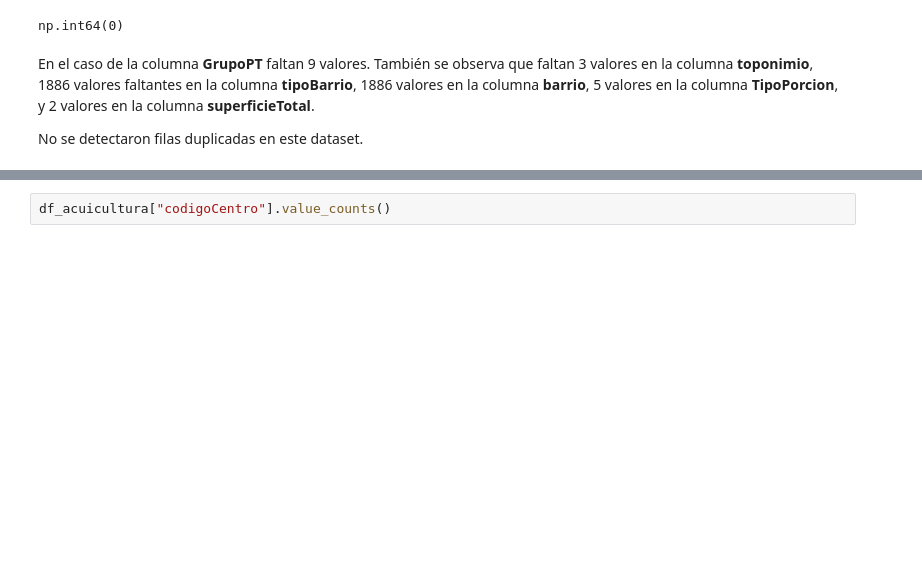
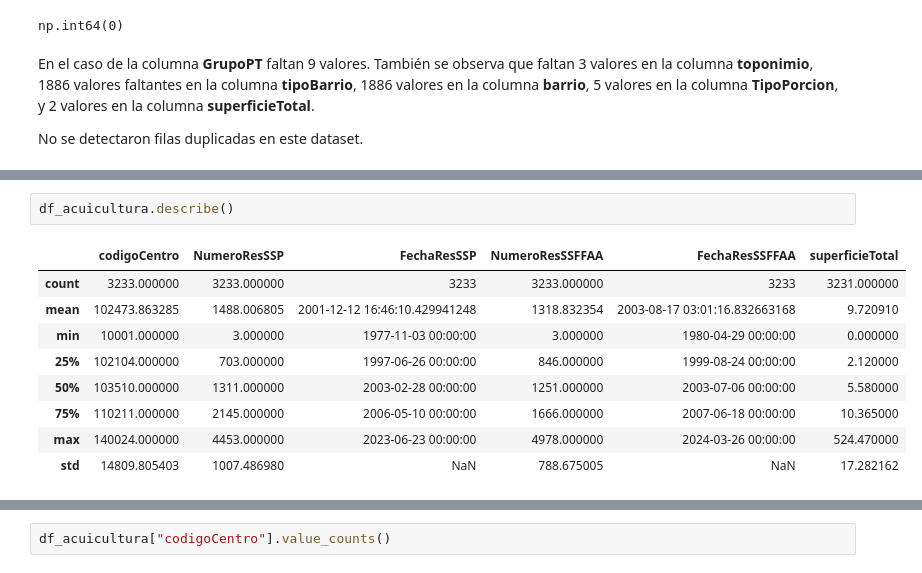
Before and after one commit to principioincertidumbre/proyecto-final, a Jupyter notebook: Notebooks_acuicultura/1_Analisis_Exploratorio.ipynb, the cells around one changed output, grey strips where cells are left out. Cells and saved outputs as stored; diff of their text form; blank space fills up the shorter version.

```diff
--- a/Notebooks_acuicultura/1_Analisis_Exploratorio.ipynb
+++ b/Notebooks_acuicultura/1_Analisis_Exploratorio.ipynb
@@ -121,0 +154,12 @@ No se detectaron filas duplicadas en este dataset.
+# %%
+df_acuicultura.describe()
+# %% [output]
+|  | codigoCentro | NumeroResSSP | FechaResSSP | NumeroResSSFFAA | FechaResSSFFAA | superficieTotal |
+| count | 3233.000000 | 3233.000000 | 3233 | 3233.000000 | 3233 | 3231.000000 |
+| mean | 102473.863285 | 1488.006805 | 2001-12-12 16:46:10.429941248 | 1318.832354 | 2003-08-17 03:01:16.832663168 | 9.720910 |
+| min | 10001.000000 | 3.000000 | 1977-11-03 00:00:00 | 3.000000 | 1980-04-29 00:00:00 | 0.000000 |
+| 25% | 102104.000000 | 703.000000 | 1997-06-26 00:00:00 | 846.000000 | 1999-08-24 00:00:00 | 2.120000 |
+| 50% | 103510.000000 | 1311.000000 | 2003-02-28 00:00:00 | 1251.000000 | 2003-07-06 00:00:00 | 5.580000 |
+| 75% | 110211.000000 | 2145.000000 | 2006-05-10 00:00:00 | 1666.000000 | 2007-06-18 00:00:00 | 10.365000 |
+| max | 140024.000000 | 4453.000000 | 2023-06-23 00:00:00 | 4978.000000 | 2024-03-26 00:00:00 | 524.470000 |
+| std | 14809.805403 | 1007.486980 | NaN | 788.675005 | NaN | 17.282162 |
```
Also changed, not shown: parts of 12 cells of this notebook.
